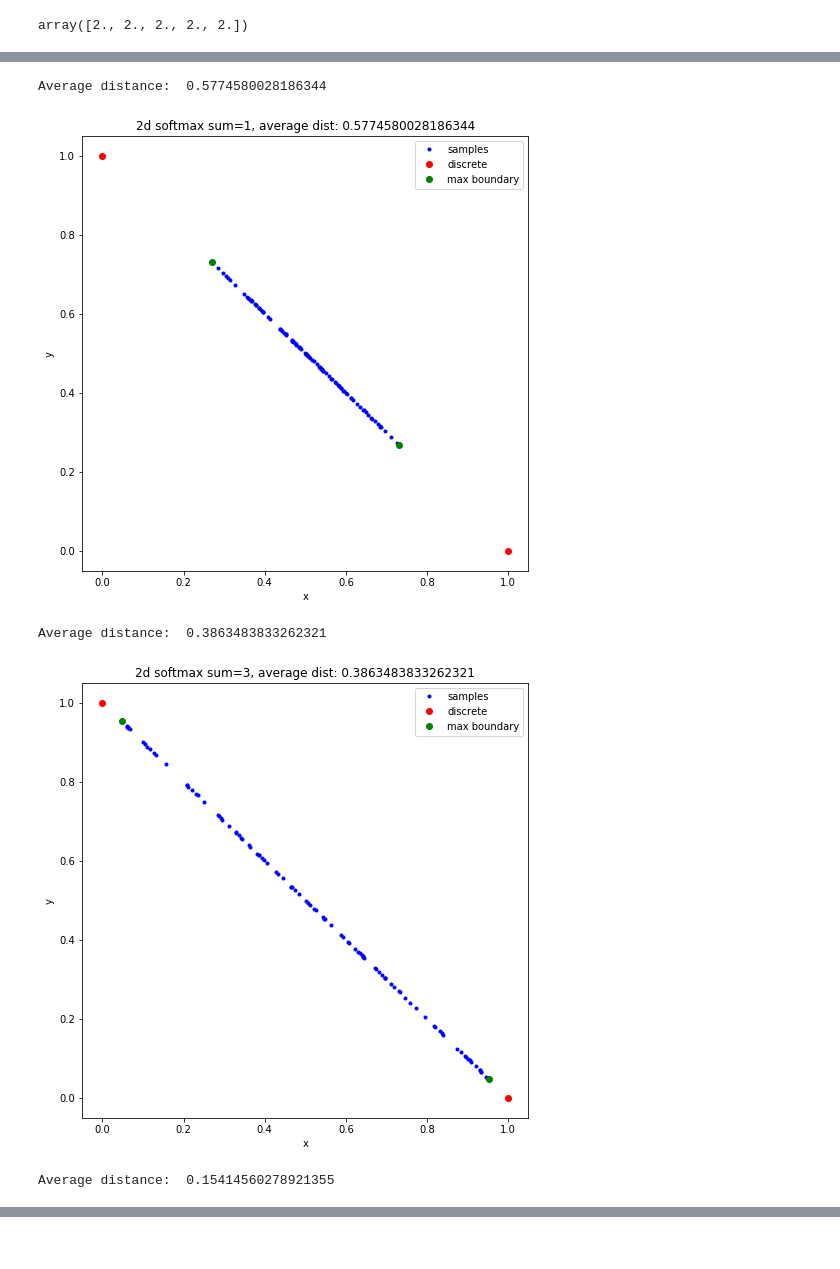
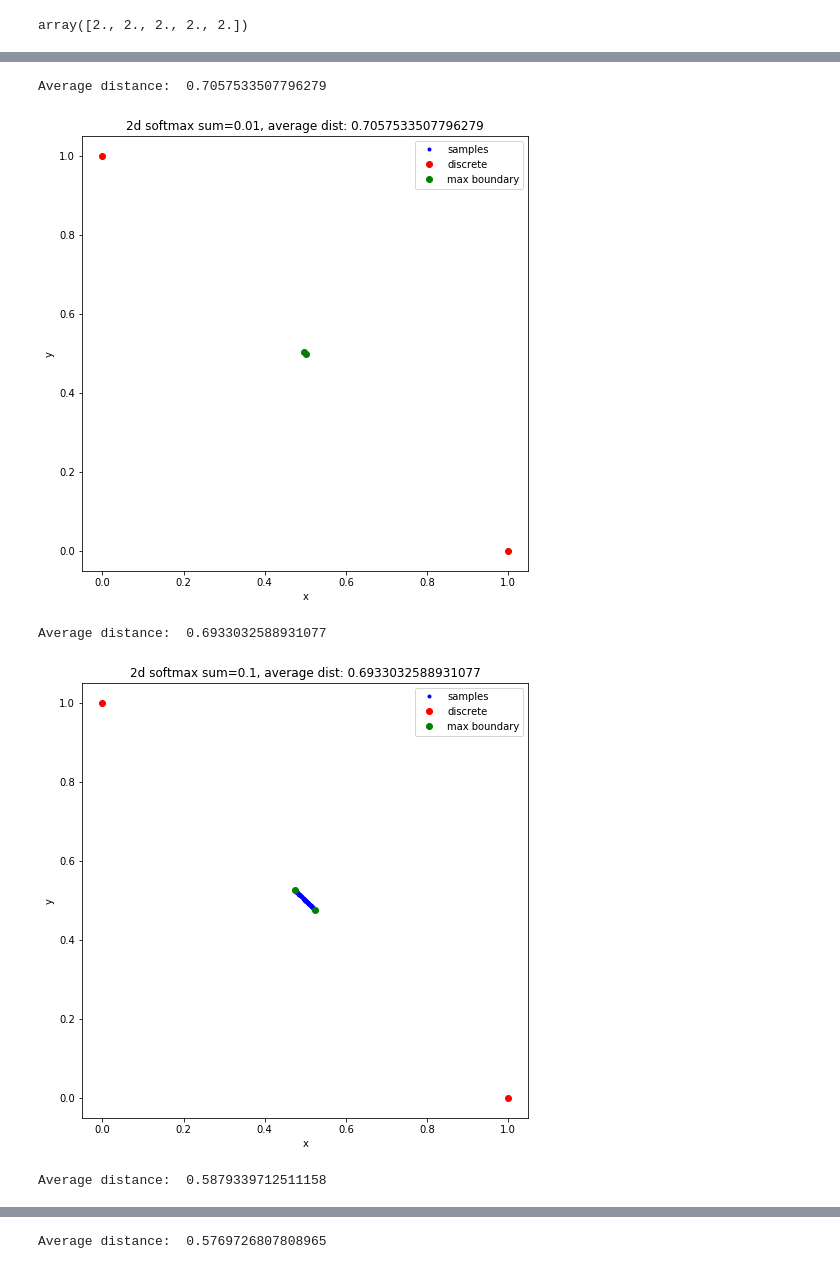
Before and after one commit to j316chuck/AM-Project, a Jupyter notebook: notebooks/Shapes.ipynb, the cells around one changed output, grey strips where cells are left out. Drawn from its saved outputs; the diff is of its cells as text; code cells hidden in the pictures.

Commit message:
more plots with samples 1000

```diff
--- a/notebooks/Shapes.ipynb
+++ b/notebooks/Shapes.ipynb
@@ -129,6 +129,6 @@ def plot_2d(sum_range, samples, save_fig_dir=None):
     plt.show()
     return dists
 
-for sum_range in [0.1, 0.3, 1, 3, 10]:
+for sum_range in [0.0001, 0.001, 0.01, 0.1, 1, 1, 10, 100, 1000]:
     plot_2d(sum_range, 100, "../plots/10_22_2d_softmax_bounds_sum_range_{sum_range}.png")
 # %% [output]
@@ -139,5 +139,5 @@ Average distance:  0.6667636557579519
-Average distance:  0.5774580028186344
+Average distance:  0.7057533507796279
-[figure, old version]
+[figure, new version]
-Average distance:  0.3863483833262321
+Average distance:  0.6933032588931077
-[figure, old version]
+[figure, new version]
-Average distance:  0.15414560278921355
+Average distance:  0.5879339712511158
@@ -144,0 +145 @@ Average distance:  0.15414560278921355
+Average distance:  0.5769726807808965
```
Also changed, not shown: parts of 2 cells of this notebook, 23 other files.
